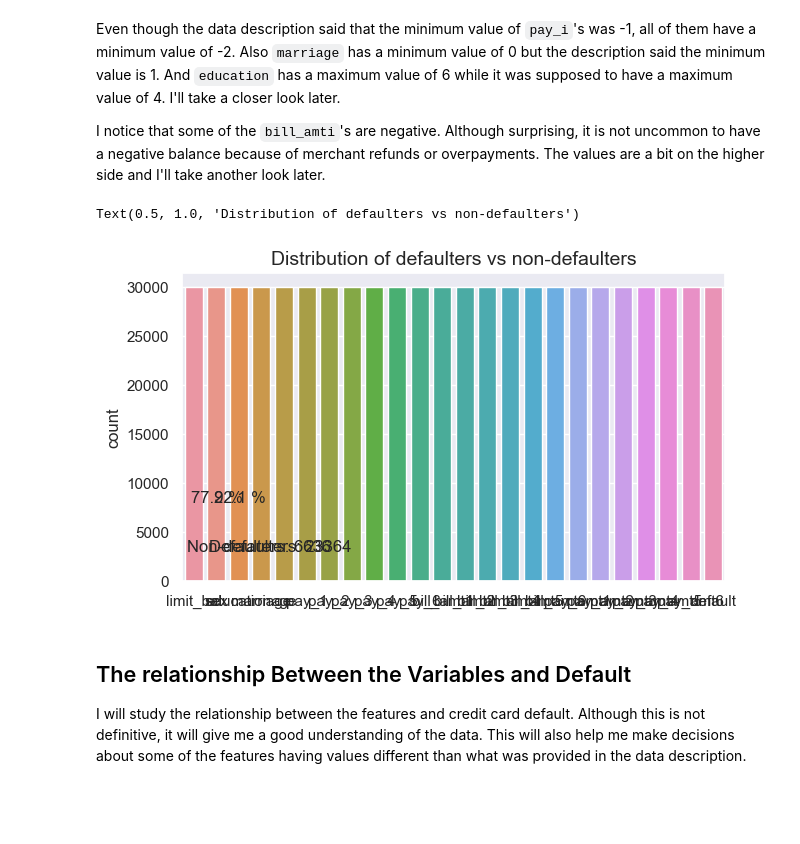
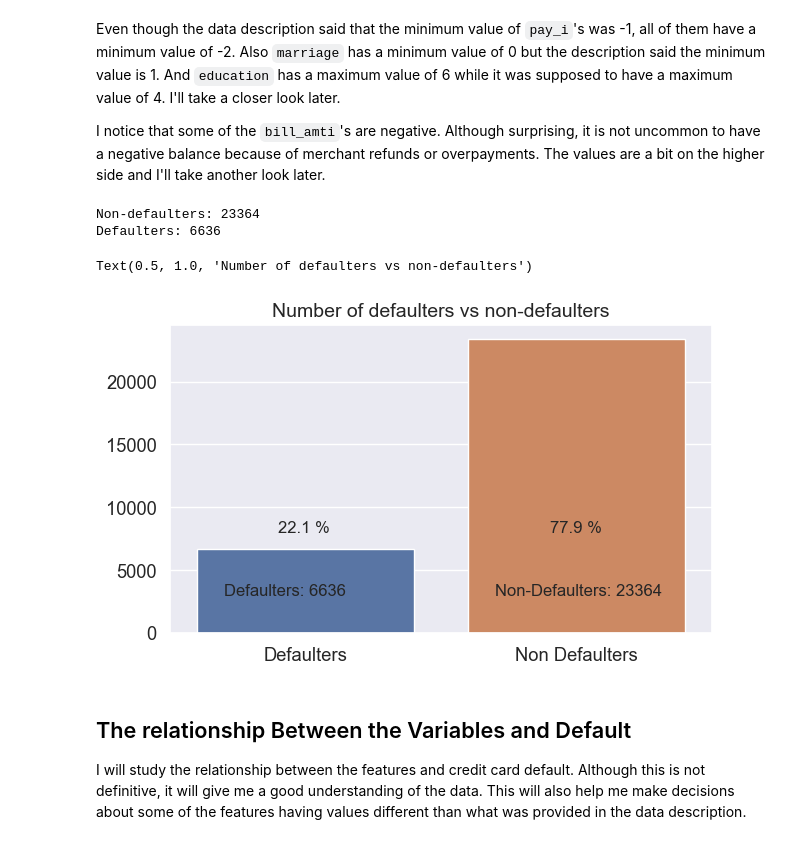
Before and after one commit to ayyyushhhhh/credit-card-default-predictor, a Jupyter notebook: credit_card_default.ipynb, the cells around one changed output. Cells and saved outputs as stored; diff of their text form; code cells hidden in the pictures; blank space fills up the shorter version.

```diff
--- a/credit_card_default.ipynb
+++ b/credit_card_default.ipynb
@@ -213,31 +203,34 @@ I notice that some of the `bill_amti`'s are negative. Although surprising, it is
 # %%
 # The frequency of defaults
 defs = df["default"].sum()
 non_defs = len(df) - defs
 
 # Percentage
 def_perc = round(defs / len(df) * 100, 1)
 non_def_perc = round(non_defs / len(df) * 100, 1)
 
-# import sys
+print( "Non-defaulters: {}".format(non_defs),)
+print( "Defaulters: {}".format(defs),)
+
 plt.figure(figsize=(7, 4))
-# sns.set_context('notebook', font_scale=1.2)
-sns.countplot(data=df)  # ,palette="Blues"
+sns.barplot(x=["Defaulters","Non Defaulters"],y=[defs,non_defs])  # ,palette="Blues"
 plt.annotate(
-    "Non-defaulters: {}".format(non_defs),
+    "Defaulters: {}".format(defs),
     xy=(-0.3, 15000),
     xytext=(-0.3, 3000),
     size=12,
 )
 plt.annotate(
-    "Defaulters: {}".format(defs), xy=(0.7, 15000), xytext=(0.7, 3000), size=12
+    "Non-Defaulters: {}".format(non_defs), xy=(0.7, 15000), xytext=(0.7, 3000), size=12
 )
-plt.annotate(str(non_def_perc) + " %", xy=(-0.3, 15000), xytext=(-0.1, 8000), size=12)
-plt.annotate(str(def_perc) + " %", xy=(0.7, 15000), xytext=(0.9, 8000), size=12)
-plt.title("Distribution of defaulters vs non-defaulters", size=14)
+plt.annotate(str(def_perc) + " %", xy=(-0.3, 15000), xytext=(-0.1, 8000), size=12)
+plt.annotate(str(non_def_perc) + " %", xy=(0.7, 15000), xytext=(0.9, 8000), size=12)
+plt.title("Number of defaulters vs non-defaulters", size=14)
 # %% [output]
-Text(0.5, 1.0, 'Distribution of defaulters vs non-defaulters')
+Non-defaulters: 23364
+Defaulters: 6636
+Text(0.5, 1.0, 'Number of defaulters vs non-defaulters')
-[figure, old version]
+[figure, new version]
 # %% [markdown]
 <a id='r-var'></a>
 ## The relationship Between the Variables and Default<br>
```
Also changed, not shown: parts of 21 cells of this notebook.
